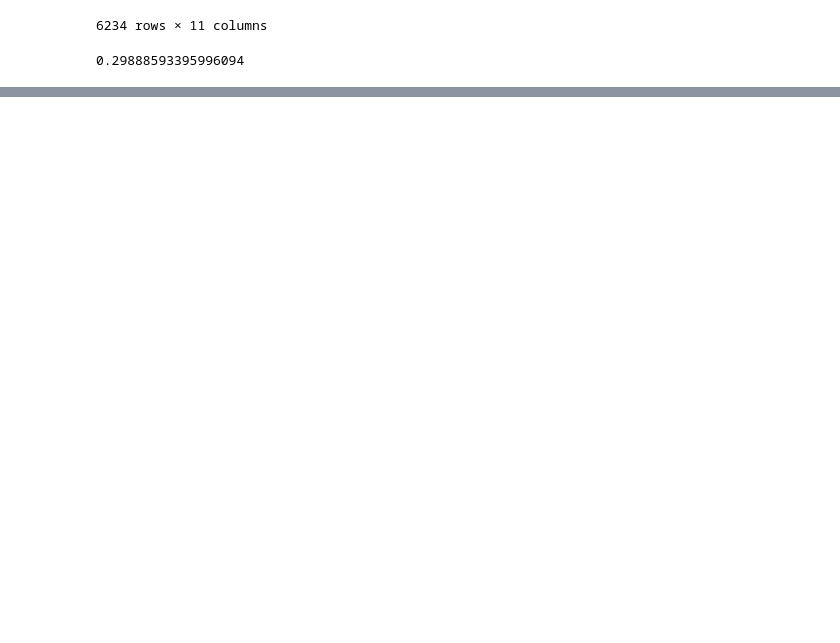
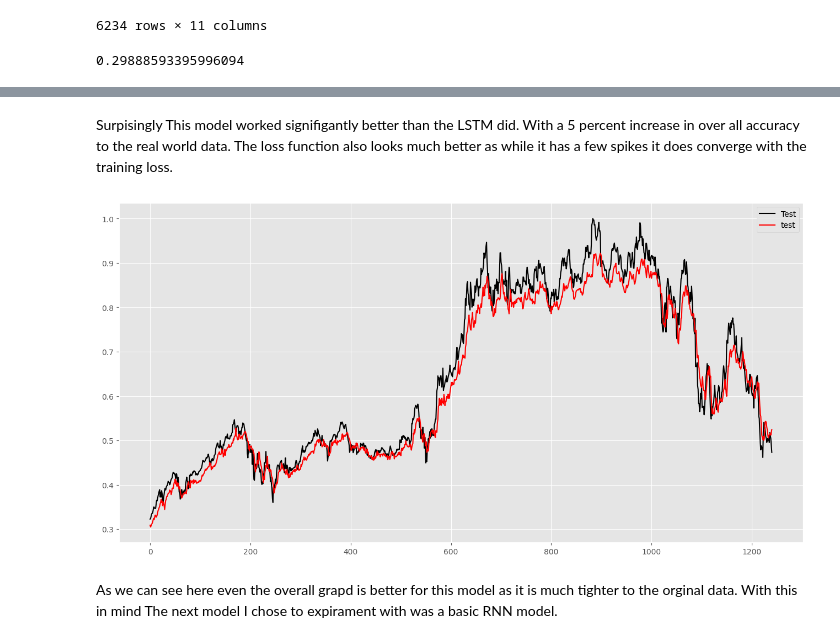
Before and after one commit to nates-rgb/NeuralNet, a Jupyter notebook: Projects/proj3/proj3.ipynb, the cells around one changed output, grey strips where cells are left out. Cells and saved outputs as stored; diff of their text form; code cells hidden in the pictures; blank space fills up the shorter version.

```diff
--- a/Projects/proj3/proj3.ipynb
+++ b/Projects/proj3/proj3.ipynb
@@ -187,0 +370,12 @@ print(trainY.shape, valY.shape, testY.shape)
+# %%
+y_pred = model.predict(testX)
+
+for i in range(150):
+
+    print(y_pred[i]*conversionMax, testY[i]*conversionMax)
+
+acc=(((np.absolute(y_pred-testY)*conversionMax)/(np.absolute(testY)*conversionMax))*100)
+
+
+avgAcc=np.average(acc)
+print("Accuracy: ", 100-avgAcc)
@@ -187,0 +417,12 @@ print(trainY.shape, valY.shape, testY.shape)
+# %% [markdown]
+Surpisingly This model worked signifigantly better than the LSTM did. With a 5 percent increase in over all accuracy to the real world data. The loss function also looks much better as while it has a few spikes it does converge with the training loss.
+# %%
+plt.figure(figsize=(16,8))
+plt.plot(testY, color="black", label = 'Test')
+plt.plot(y_pred, color = 'red', label = 'test')
+plt.legend()
+plt.show()
+# %% [output]
+[figure, added]
+# %% [markdown]
+As we can see here even the overall grapd is better for this model as it is much tighter to the orginal data. With this in mind The next model I chose to expirament with was a basic RNN model.
```
Also changed, not shown: parts of 58 cells of this notebook.
